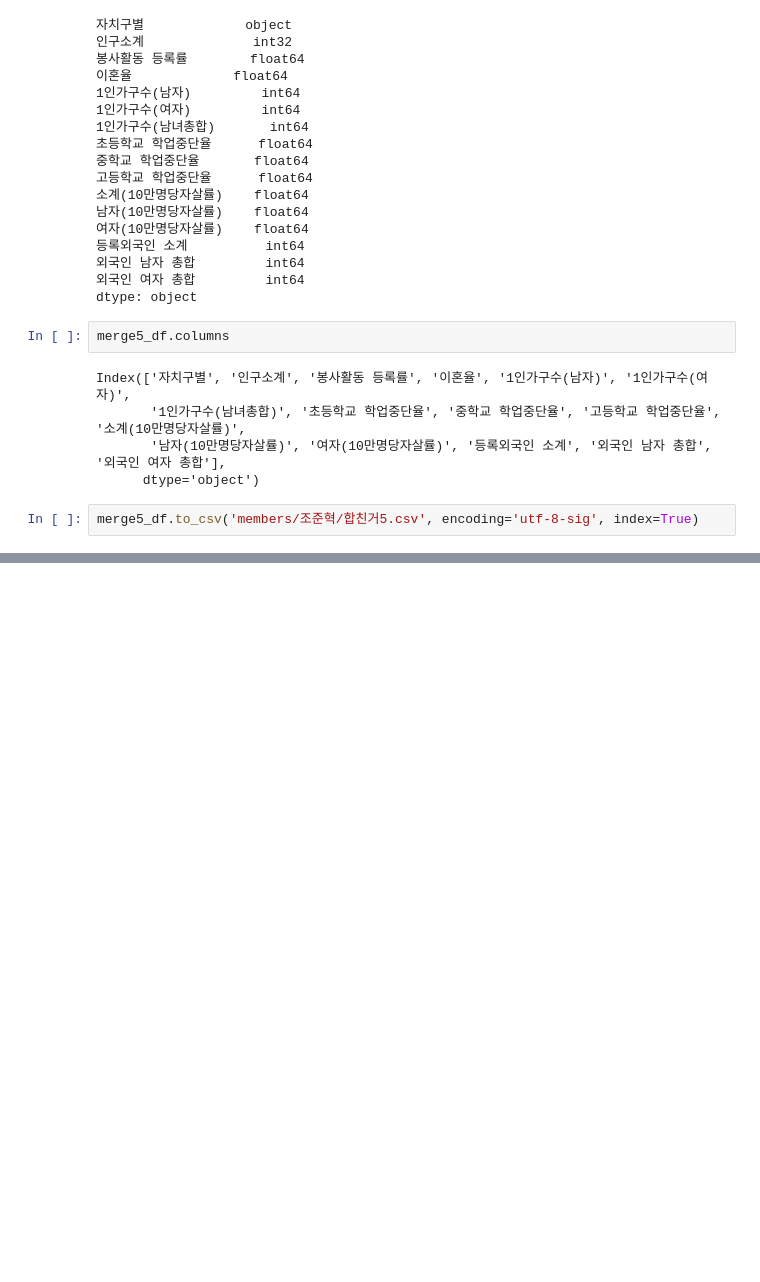
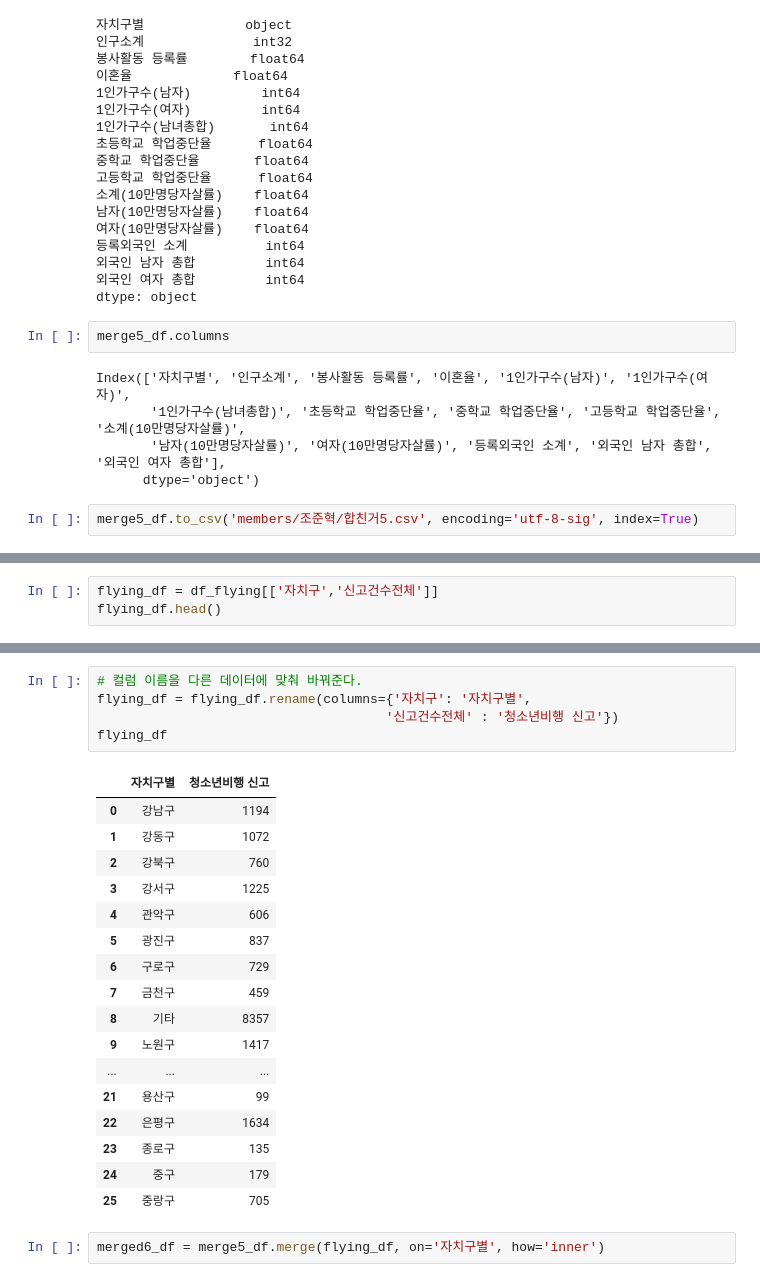
Before and after one commit to CityCrimeResearch/MidProject, a Jupyter notebook: ipynbTest/Junhyeok/정규화.ipynb, the cells around one changed output, grey strips where cells are left out. Drawn from its saved outputs; the diff is of its cells as text; blank space fills up the shorter version.

```diff
--- a/ipynbTest/Junhyeok/정규화.ipynb
+++ b/ipynbTest/Junhyeok/정규화.ipynb
@@ -468,0 +483,3 @@ merge5_df.to_csv('members/조준혁/합친거5.csv', encoding='utf-8-sig', index
+# %%
+flying_df = df_flying[['자치구','신고건수전체']]
+flying_df.head()
@@ -468,0 +493,25 @@ merge5_df.to_csv('members/조준혁/합친거5.csv', encoding='utf-8-sig', index
+# %%
+# 컬럼 이름을 다른 데이터에 맞춰 바꿔준다.
+flying_df = flying_df.rename(columns={'자치구': '자치구별',
+                                     '신고건수전체' : '청소년비행 신고'})
+flying_df
+# %% [output]
+|  | 자치구별 | 청소년비행 신고 |
+| 0 | 강남구 | 1194 |
+| 1 | 강동구 | 1072 |
+| 2 | 강북구 | 760 |
+| 3 | 강서구 | 1225 |
+| 4 | 관악구 | 606 |
+| 5 | 광진구 | 837 |
+| 6 | 구로구 | 729 |
+| 7 | 금천구 | 459 |
+| 8 | 기타 | 8357 |
+| 9 | 노원구 | 1417 |
+| ... | ... | ... |
+| 21 | 용산구 | 99 |
+| 22 | 은평구 | 1634 |
+| 23 | 종로구 | 135 |
+| 24 | 중구 | 179 |
+| 25 | 중랑구 | 705 |
+# %%
+merged6_df = merge5_df.merge(flying_df, on='자치구별', how='inner')
```
Also changed, not shown: parts of 5 cells of this notebook, 4 other files.
